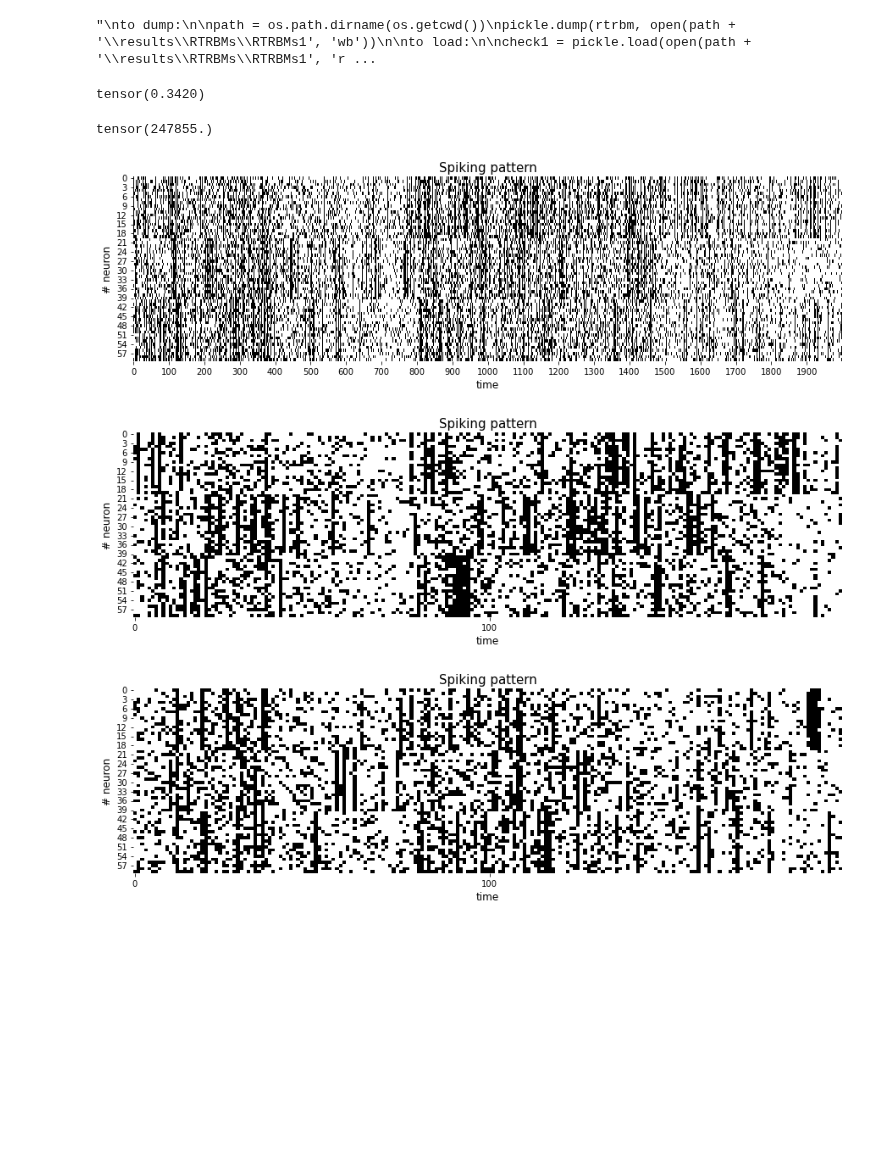
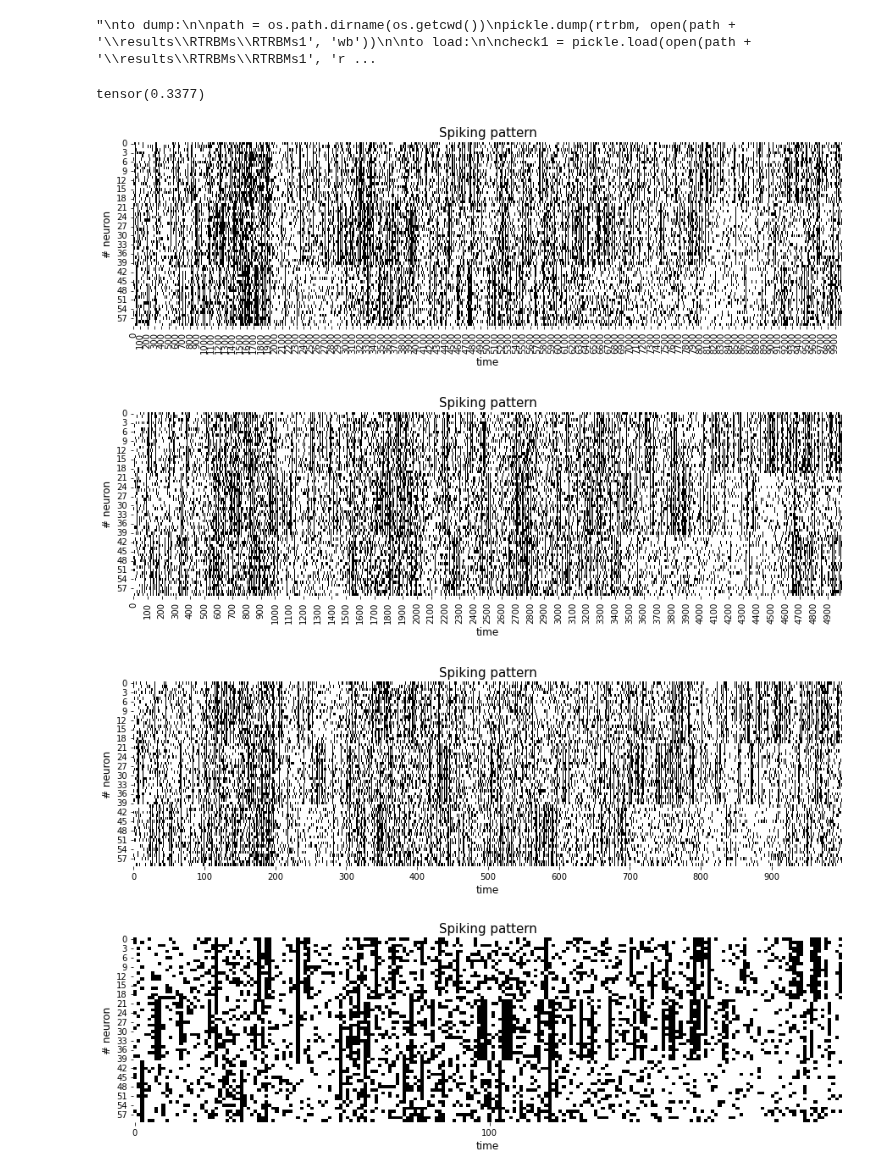
Before and after one commit to casperpeters/intern, a Jupyter notebook: notebooks/Poisson Time-shifted data/Sampling and transition rates.ipynb, the cells around one changed output. Drawn from its saved outputs; the diff is of its cells as text; code cells hidden in the pictures; blank space fills up the shorter version.

```diff
--- a/notebooks/Poisson Time-shifted data/Sampling and transition rates.ipynb
+++ b/notebooks/Poisson Time-shifted data/Sampling and transition rates.ipynb
@@ -47,8 +47,8 @@ check1 = pickle.load(open(path + '\\results\\RTRBMs\\RTRBMs1', 'rb'))
 ######## Simulation parameters ########
 neurons_per_pop = 20
 n_pop = 3
-n_batches = 500
-T = 200
+n_batches = 100
+T = 1000
 mean_fr = .1
 
 ######## Defining coordinate system ########
@@ -99,4 +99,4 @@ for batch in range(n_batches):
     data[:, :, batch] = torch.tensor(spikes)
 print(torch.mean(data))
 # %% [output]
-tensor(0.3420)
+tensor(0.3377)
@@ -106,15 +103,29 @@ data_nsr1 = resample(data, 10, mode=2)
-# %%
-torch.sum((data_nsr-data_nsr1)**2)
-# %% [output]
-tensor(247855.)
+# %%
+#sampling_range = [2, 5, 8, 10, 20, 25, 40, 50, 100, 200]
+data_nsr2 = resample(data, 2, mode=1)
+data_nsr5 = resample(data, 5, mode=1)
+data_nsr8 = resample(data, 8, mode=1)
+data_nsr10 = resample(data, 10, mode=1)
+data_nsr20 = resample(data, 20, mode=1)
+data_nsr25 = resample(data, 25, mode=1)
+data_nsr40 = resample(data, 40, mode=1)
+data_nsr50 = resample(data, 50, mode=1)
+data_nsr100 = resample(data, 100, mode=1)
+data_nsr200 = resample(data, 200, mode=1)
+sampling_range_data = [data_nsr2, data_nsr5, data_nsr8, data_nsr10, data_nsr20, data_nsr25, data_nsr40, data_nsr50, data_nsr100, data_nsr200]
 # %%
 raster_plot(reshape(data[:, :, :10]))
 plt.show()
-raster_plot(reshape(data_nsr[:, :, :10]))
+raster_plot(reshape(data_nsr2[:, :, :10]))
 plt.show()
-raster_plot(reshape(data_nsr1[:, :, :10]))
+raster_plot(reshape(data_nsr10[:, :, :10]))
 plt.show()
+raster_plot(reshape(data_nsr50[:, :, :10]))
+plt.show()
+raster_plot(reshape(data_nsr100[:, :, :10]))
+plt.show()
 # %% [output]
-[figure, old version]
+[figure, new version]
-[figure, old version]
+[figure, new version]
-[figure, old version]
+[figure, new version]
+[figure, added]
```
Also changed, not shown: parts of 10 cells of this notebook, 4 other files.
